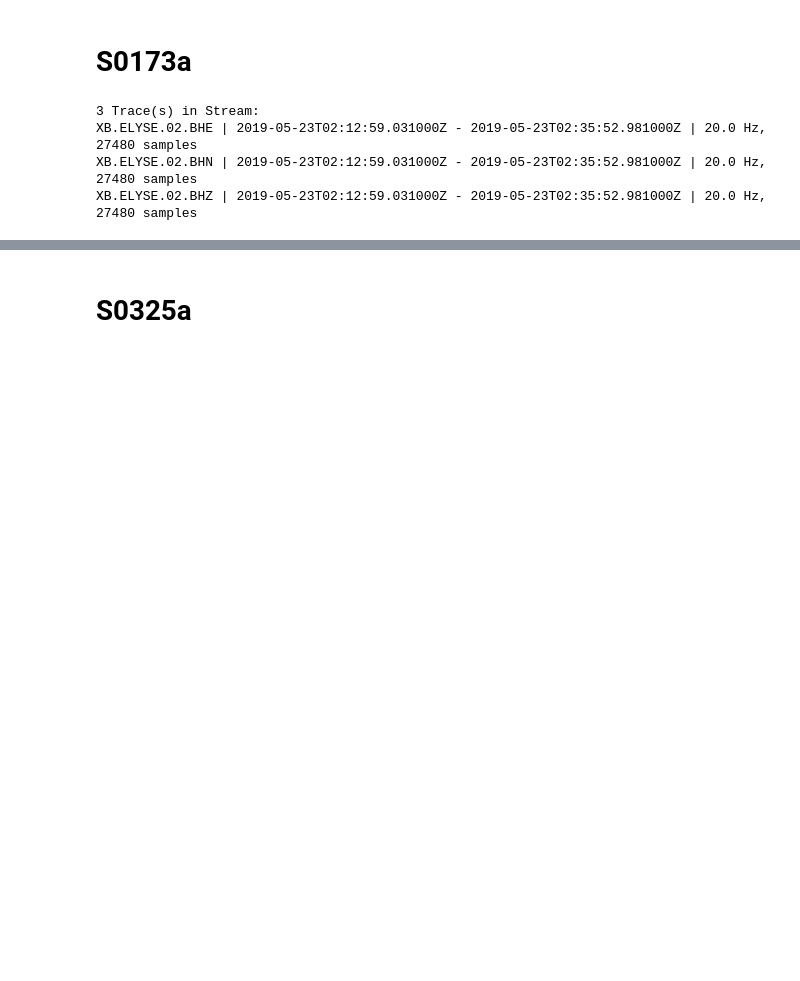
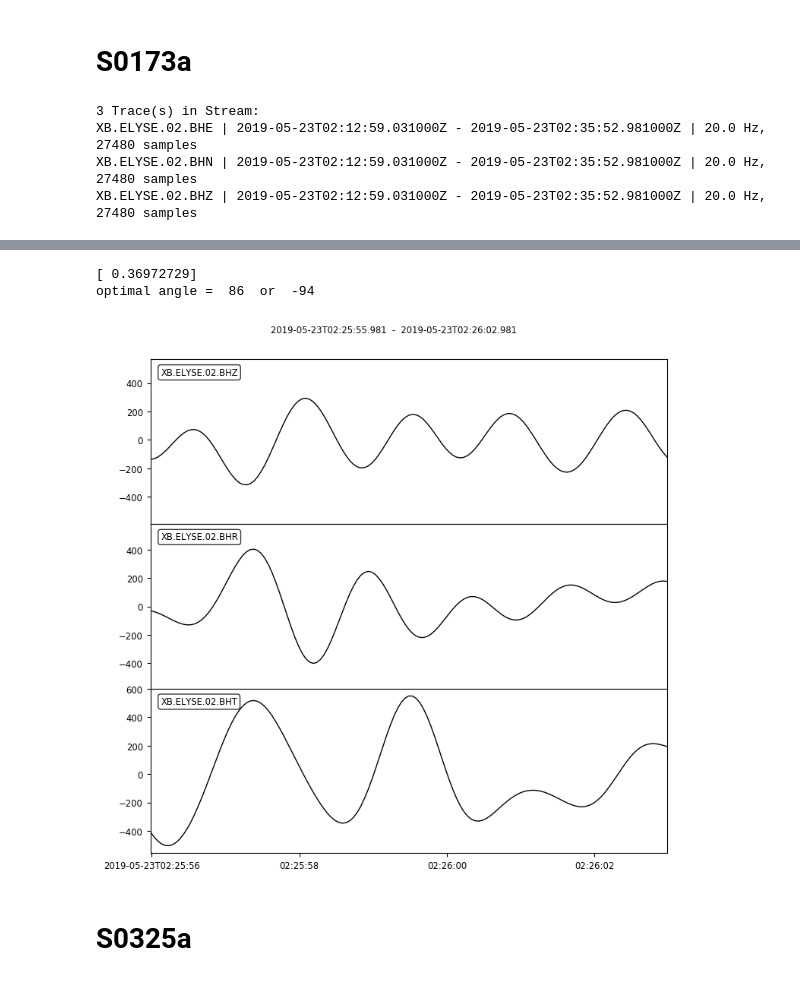
Before and after one commit to maddysita-17/Sita_Marsquakes2020, a Jupyter notebook: script_notebooks/baz_calc.ipynb, the cells around one changed output, grey strips where cells are left out. Drawn from its saved outputs; the diff is of its cells as text; code cells hidden in the pictures; blank space fills up the shorter version.

```diff
--- a/script_notebooks/baz_calc.ipynb
+++ b/script_notebooks/baz_calc.ipynb
@@ -150,8 +131,11 @@ XB.ELYSE.02.BHE | 2019-05-23T02:12:59.031000Z - 2019-05-23T02:35:52.981000Z | 20
 XB.ELYSE.02.BHN | 2019-05-23T02:12:59.031000Z - 2019-05-23T02:35:52.981000Z | 20.0 Hz, 27480 samples
 XB.ELYSE.02.BHZ | 2019-05-23T02:12:59.031000Z - 2019-05-23T02:35:52.981000Z | 20.0 Hz, 27480 samples
 # %%
-stP = stf.slice(starttime=begin-1,endtime=begin+8)
-stS = stf.slice(starttime=end-5, endtime=end+15)
+stP = stf.slice(starttime=begin-1,endtime=begin+1)
+stS = stf.slice(starttime=end-5, endtime=end+1)
+
+stP2 = stf.slice(starttime=begin+3,endtime=begin+8)
+stS2 = stf.slice(starttime=end+3,endtime=end+10)
 print(stP)
 print(stS)
 # %% [output]
@@ -217,3 +207,46 @@ streamRT.plot();
+# %%
+scale = 1/400
+hhe = scale * stP2[0].data
+hhn = scale * stP2[1].data
+
+tvall = []
+alpha = np.arange(0,360,1)
+
+# calculate Energy on channels oriented in the a direction, for all a in alpha:
+# angle a is relative to orientation of channels 1 and 2.
+# c1 is the x-axis, c2 is the y-axis
+for a in alpha:
+    hhT,hhR = rotate(hhe,hhn,a)
+    Tenergy = np.dot(hhT,hhT)
+    tvall.append(Tenergy)
+
+tval = np.array(tvall)
+mina = alpha[np.argmin(tval)]
+
+mina_guess = tval[np.where(alpha == mina)]
+#mina_91 = tval[np.where(alpha == 91)]
+print(mina_guess)
+
+#angle at which the energy is minimized
+print('optimal angle = ',mina,' or ',mina-180)
+thetat = str(mina); thetalt = str(mina-180)
+# %% [output]
+[ 0.36972729]
+optimal angle =  86  or  -94
+# %%
+hhe = stS2[0].data
+hhn = stS2[1].data
+hhT,hhR = rotate(hhe,hhn,274)
+
+streamRT = stS2.copy()
+streamRT[0].data = hhT
+streamRT[1].data = hhR
+streamRT[0].stats.component = 'T'
+streamRT[1].stats.component = 'R'
+
+streamRT.plot();
+# %% [output]
+[figure, added]
 # %% [markdown]
 # S0325a
 # %%
```
Also changed, not shown: parts of 23 cells of this notebook, 15 other files.
